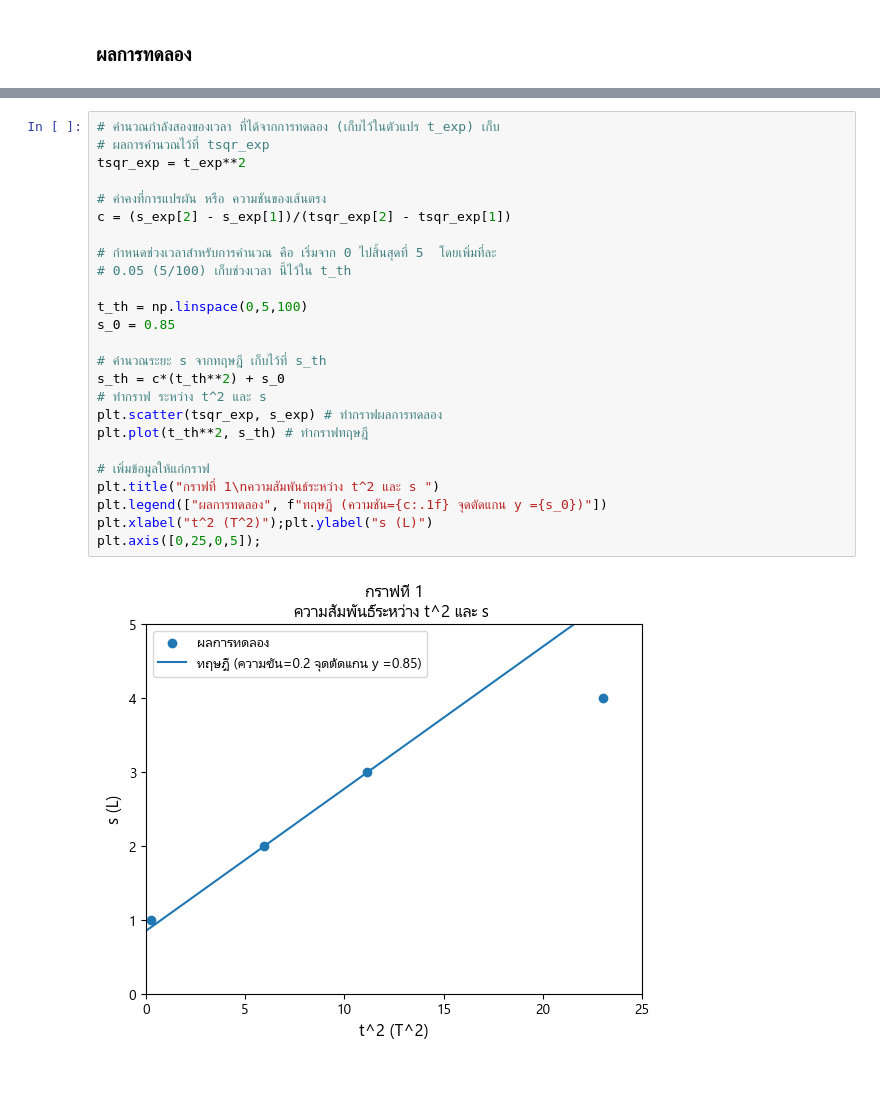
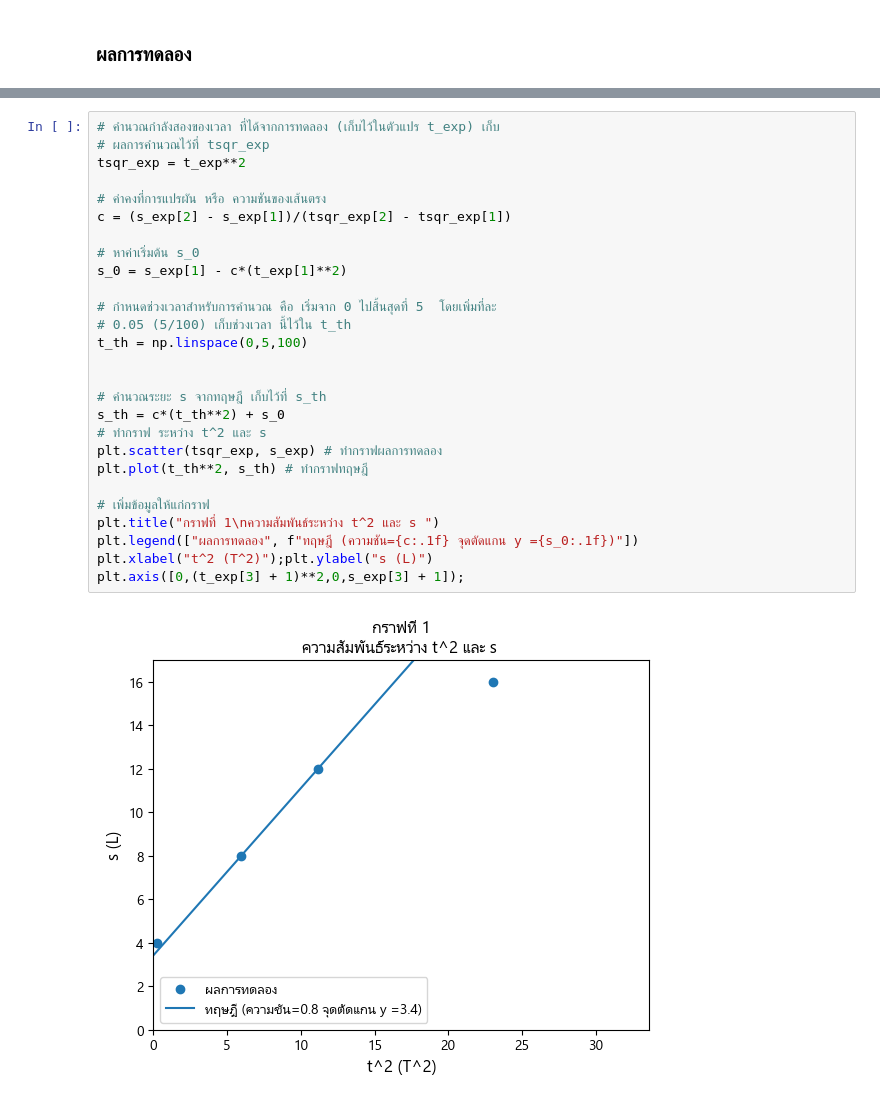
Before and after one commit to chailoek/phy1, a Jupyter notebook: dist/files/00บทนำ.ipynb, the cells around one changed output, grey strips where cells are left out. Cells and saved outputs as stored; diff of their text form.

```diff
--- a/dist/files/00บทนำ.ipynb
+++ b/dist/files/00บทนำ.ipynb
@@ -85,30 +93,32 @@ $$ c = ค่าคงที่การแปรผัน \;(หรือ ค
 # %%
 # คำนวณกำลังสองของเวลา ที่ได้จากการทดลอง (เก็บไว้ในตัวแปร t_exp) เก็บ
 # ผลการคำนวณไว้ที่ tsqr_exp
 tsqr_exp = t_exp**2
 
 # ค่าคงที่การแปรผัน หรือ ความชันของเส้นตรง
 c = (s_exp[2] - s_exp[1])/(tsqr_exp[2] - tsqr_exp[1])
 
+# หาค่าเริ่มต้น s_0
+s_0 = s_exp[1] - c*(t_exp[1]**2)
+
 # กำหนดช่วงเวลาสำหรับการคำนวณ คือ เริ่มจาก 0 ไปสิ้นสุดที่ 5  โดยเพิ่มที่ละ
 # 0.05 (5/100) เก็บช่วงเวลา นี้ไว้ใน t_th
+t_th = np.linspace(0,5,100)
 
-t_th = np.linspace(0,5,100)
-s_0 = 0.85
 
 # คำนวณระยะ s จากทฤษฎี เก็บไว้ที่ s_th
 s_th = c*(t_th**2) + s_0
 # ทำกราฟ ระหว่าง t^2 และ s
 plt.scatter(tsqr_exp, s_exp) # ทำกราฟผลการทดลอง
 plt.plot(t_th**2, s_th) # ทำกราฟทฤษฎี
 
 # เพิ่มข้อมูลให้แก่กราฟ
 plt.title("กราฟที่ 1\nความสัมพันธ์ระหว่าง t^2 และ s ")
-plt.legend(["ผลการทดลอง", f"ทฤษฎี (ความชัน={c:.1f} จุดตัดแกน y ={s_0})"])
+plt.legend(["ผลการทดลอง", f"ทฤษฎี (ความชัน={c:.1f} จุดตัดแกน y ={s_0:.1f})"])
 plt.xlabel("t^2 (T^2)");plt.ylabel("s (L)")
-plt.axis([0,25,0,5]);
+plt.axis([0,(t_exp[3] + 1)**2,0,s_exp[3] + 1]);
 # %% [output]
-[figure, old version]
+[figure, new version]
 # %%
 # ทำกราฟ ระหว่าง t และ s
 plt.scatter(t_exp, s_exp)
```
Also changed, not shown: parts of 13 cells of this notebook, 5 other files.
